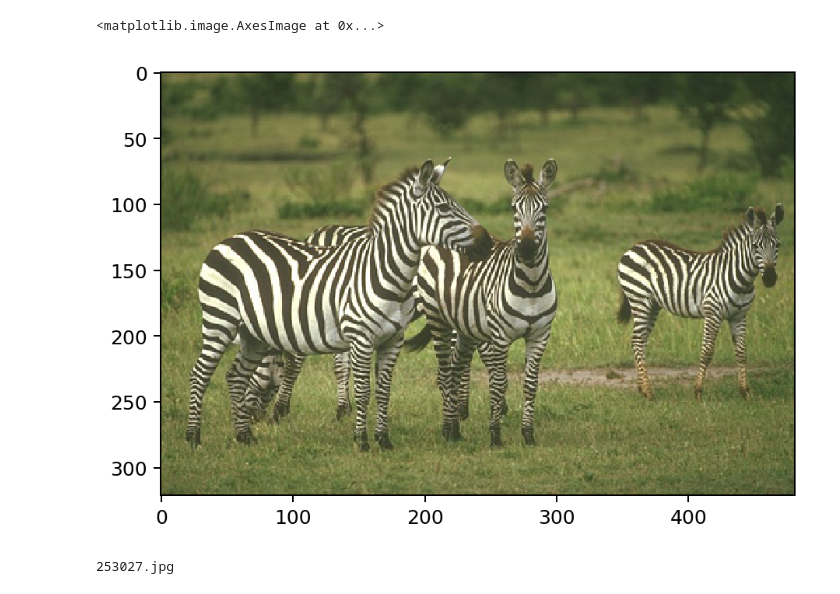
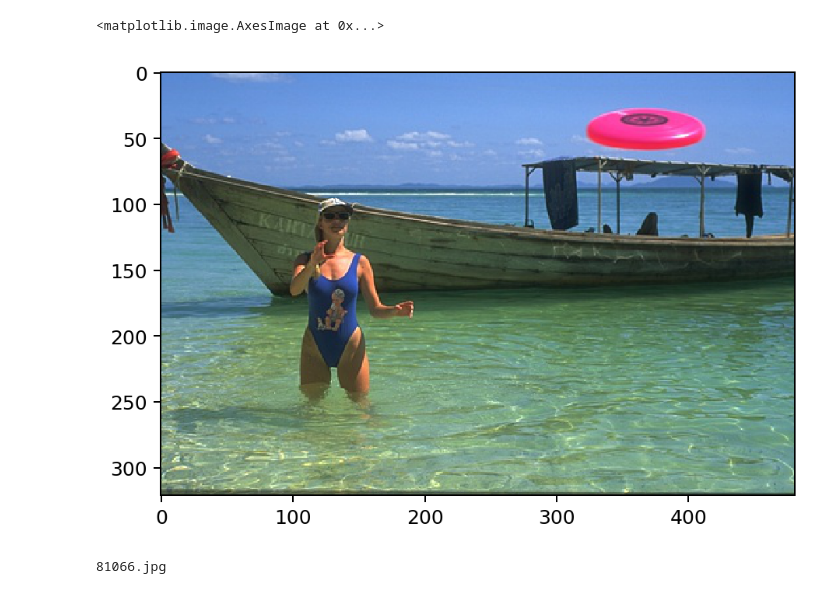
Before and after one commit to CVMethods/gabor_color_image_segmentation, a Jupyter notebook: jupyter-notebooks/image_gabor_responses.ipynb, the cells around one changed output. Drawn from its saved outputs; the diff is of its cells as text; code cells hidden in the pictures.

```diff
--- a/jupyter-notebooks/image_gabor_responses.ipynb
+++ b/jupyter-notebooks/image_gabor_responses.ipynb
@@ -9,21 +9,21 @@ from source.graph_operations import *
 # %matplotlib qt
 # %%
 # Read and show input image
-inDir = '../../data/images/7images/test/'
+inDir = '../../data/images/500images/test/'
 list_imgs = os.listdir(inDir)
 
 indx = 2
 img = io.imread(inDir + list_imgs[indx])
 rows, cols, channels = img.shape
 plt.figure(dpi=180)
 plt.imshow(img)
 # %% [output]
 <matplotlib.image.AxesImage at 0x...>
-[figure, old version]
+[figure, new version]
 # %%
 print(list_imgs[indx])
 # %% [output]
-253027.jpg
+81066.jpg
 # %%
 # Generating Gabor filterbank
 
```
Also changed, not shown: parts of 19 cells of this notebook.
